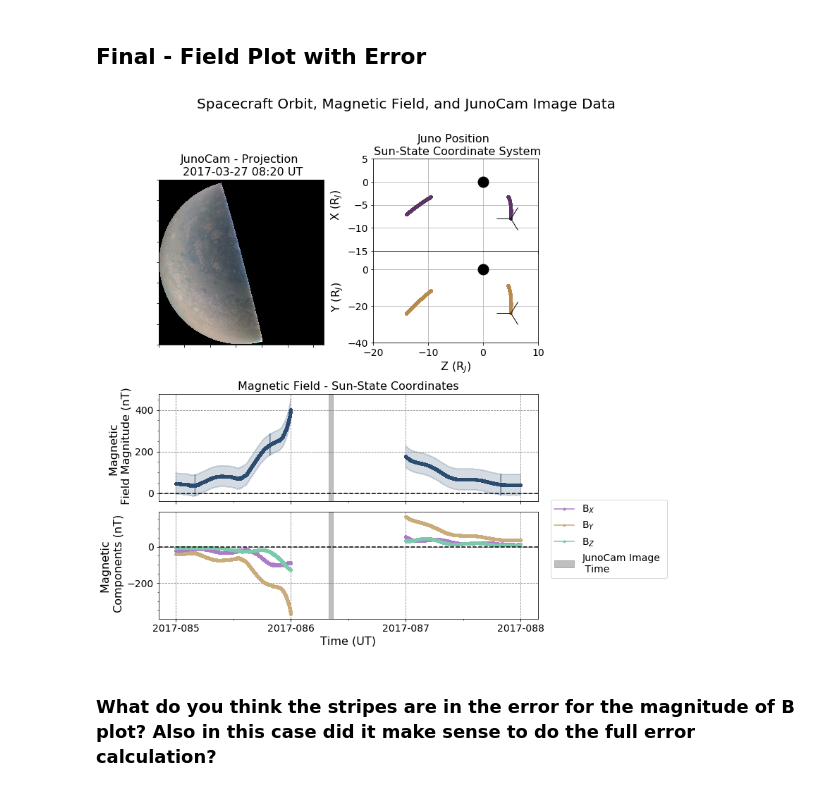
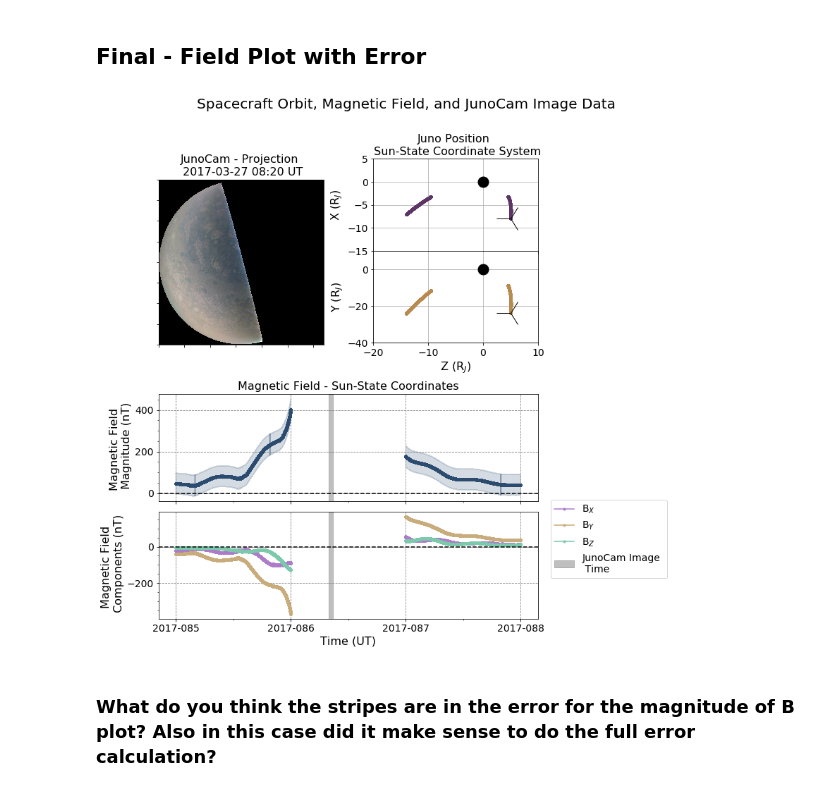
Before and after one commit to abbyazari/data_vis_statistics_geosciences, a Jupyter notebook: Lab4/Lab4_JupiterFlyBy.ipynb, the cells around one changed output. Drawn from its saved outputs; the diff is of its cells as text; code cells hidden in the pictures.

```diff
--- a/Lab4/Lab4_JupiterFlyBy.ipynb
+++ b/Lab4/Lab4_JupiterFlyBy.ipynb
@@ -1018,36 +1018,36 @@ ax4.set_xticklabels([])
 
 ax4.set_xlim([-20, 10])
 ax5.set_xlim([-20, 10])
 
 ax4.grid()
 ax5.grid()
 
 ax4.tick_params(labelsize = 14)
 ax5.tick_params(labelsize = 14)
 
 ax4.set_ylabel('X (R$_{J}$)', fontsize = 16)
 ax5.set_xlabel('Z (R$_{J}$)', fontsize = 16)
 ax5.set_ylabel('Y (R$_{J}$)', fontsize = 16)
 
 
 ax3.axhline(y=0.0, color = 'k', linestyle = '--')
-ax2.set_ylabel('Magnetic \n Field Magnitude (nT)', fontsize = 16)
-ax3.set_ylabel('Magnetic \n Components (nT)',      fontsize = 16)
+ax2.set_ylabel('Magnetic Field \n Magnitude (nT)', fontsize = 16)
+ax3.set_ylabel('Magnetic Field \n Components (nT)',      fontsize = 16)
 ax3.set_xlabel('Time (UT)', fontsize = 16)
 
 
 
 ax3.legend(bbox_to_anchor = (1.02, 1.16), prop={'size':14})
 
 
 ax3.tick_params(labelsize = 14)
 #set up the grid
 ax3.grid(color = 'gray', linestyle = 'dashed')
 
 #savefigure
 plt.savefig('./Figures/JunoCam_MagData_{:%Y-%j-%H-%M}.png'.format(imgTime))
 # %% [output]
-[figure, old version]
+[figure, new version]
 # %% [markdown]
 ### What do you think the stripes are in the error for the magnitude of B plot? Also in this case did it make sense to do the full error calculation?
 # %% [markdown]
```
